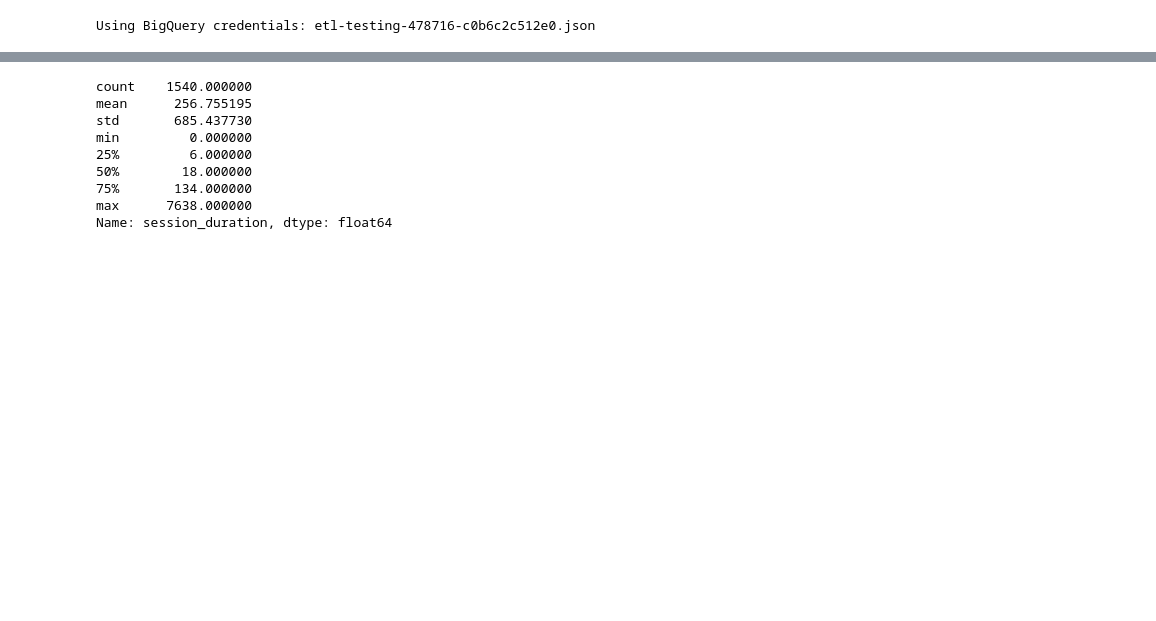
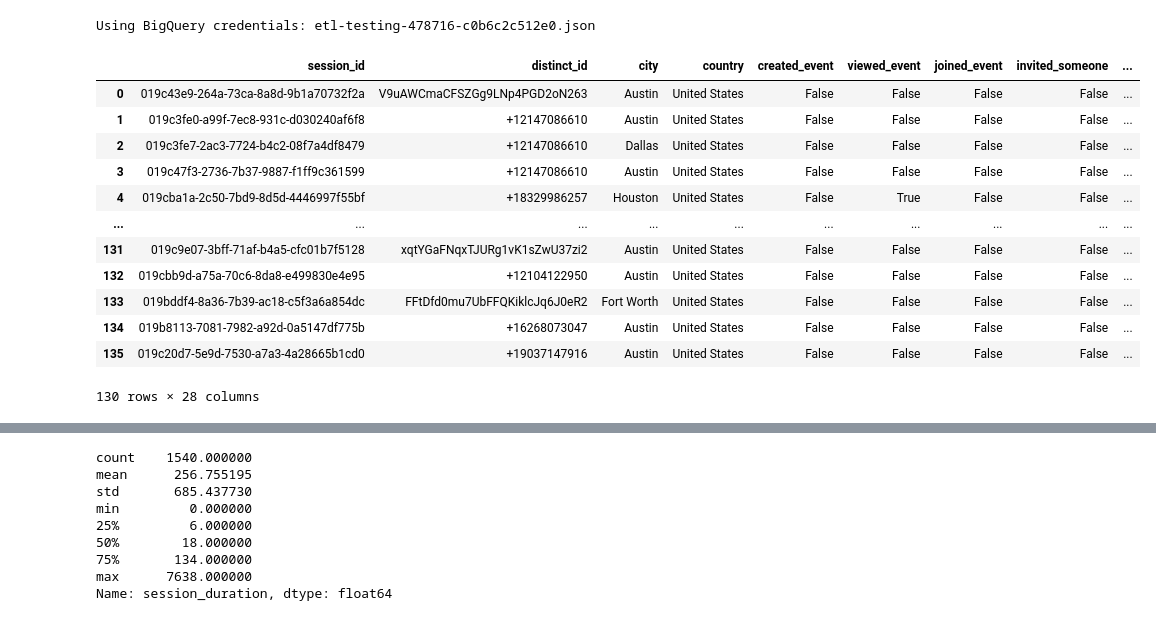
Before and after one commit to brandon841/analytics_report, a Jupyter notebook: session_analytics.ipynb, the cells around one changed output, grey strips where cells are left out. Cells and saved outputs as stored; diff of their text form; code cells hidden in the pictures; blank space fills up the shorter version.

```diff
--- a/session_analytics.ipynb
+++ b/session_analytics.ipynb
@@ -19,0 +28,16 @@ sessions_agg_df = bq.query(query).to_dataframe()
+# %%
+sessions_agg_df[sessions_agg_df['autocapture_count'] == 0]
+# %% [output]
+|  | session_id | distinct_id | city | country | created_event | viewed_event | joined_event | invited_someone | ... |
+| 0 | 019c43e9-264a-73ca-8a8d-9b1a70732f2a | V9uAWCmaCFSZGg9LNp4PGD2oN263 | Austin | United States | False | False | False | False | ... |
+| 1 | 019c3fe0-a99f-7ec8-931c-d030240af6f8 | +12147086610 | Austin | United States | False | False | False | False | ... |
+| 2 | 019c3fe7-2ac3-7724-b4c2-08f7a4df8479 | +12147086610 | Dallas | United States | False | False | False | False | ... |
+| 3 | 019c47f3-2736-7b37-9887-f1ff9c361599 | +12147086610 | Austin | United States | False | False | False | False | ... |
+| 4 | 019cba1a-2c50-7bd9-8d5d-4446997f55bf | +18329986257 | Houston | United States | False | True | False | False | ... |
+| ... | ... | ... | ... | ... | ... | ... | ... | ... | ... |
+| 131 | 019c9e07-3bff-71af-b4a5-cfc01b7f5128 | xqtYGaFNqxTJURg1vK1sZwU37zi2 | Austin | United States | False | False | False | False | ... |
+| 132 | 019cbb9d-a75a-70c6-8da8-e499830e4e95 | +12104122950 | Austin | United States | False | False | False | False | ... |
+| 133 | 019bddf4-8a36-7b39-ac18-c5f3a6a854dc | FFtDfd0mu7UbFFQKiklcJq6J0eR2 | Fort Worth | United States | False | False | False | False | ... |
+| 134 | 019b8113-7081-7982-a92d-0a5147df775b | +16268073047 | Austin | United States | False | False | False | False | ... |
+| 135 | 019c20d7-5e9d-7530-a7a3-4a28665b1cd0 | +19037147916 | Austin | United States | False | False | False | False | ... |
+130 rows × 28 columns
```
Also changed, not shown: parts of 2 cells of this notebook, 1 other file.
